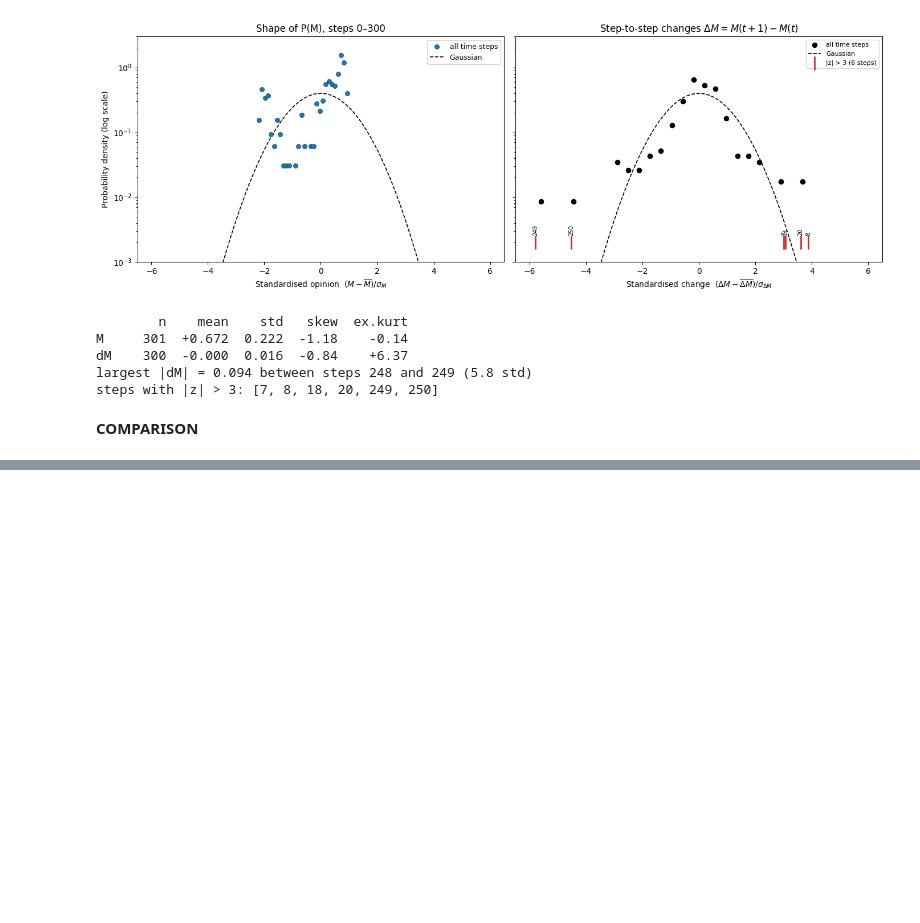
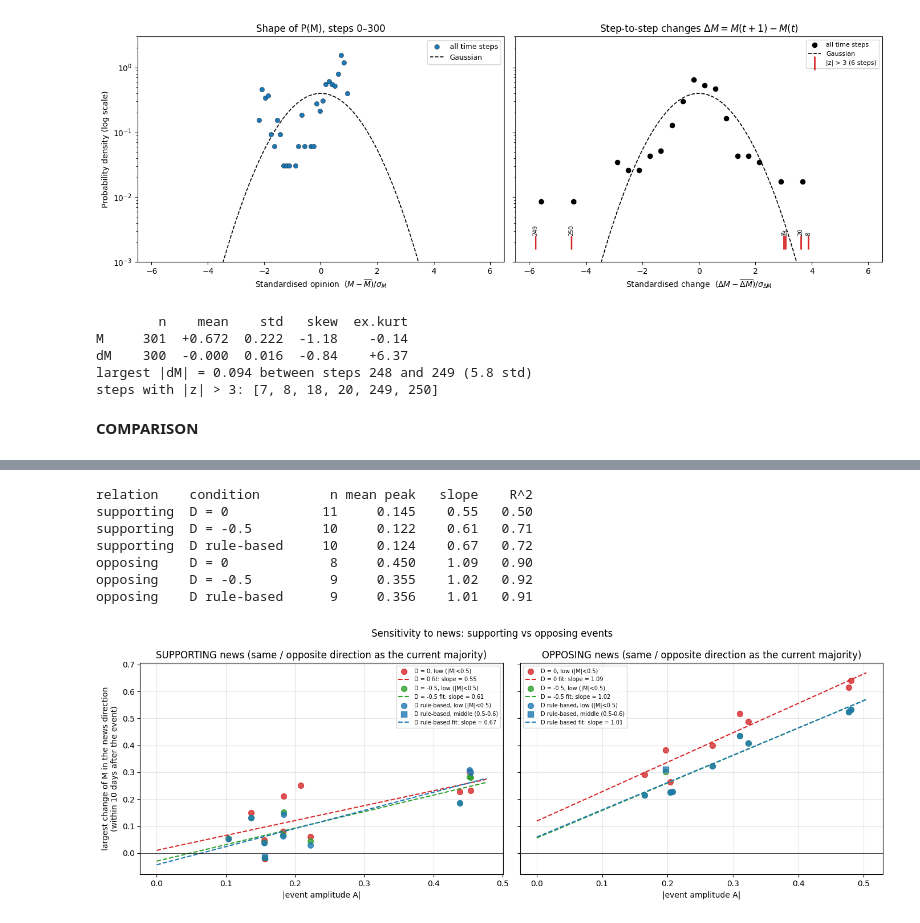
Before and after one commit to fadilaha/Ising-Model-on-Social-Opinion-Dynamic, a Jupyter notebook: Experiment_D_HeatBath_AB_BC_Residual.ipynb, the cells around one changed output, grey strips where cells are left out. Saved outputs shown, nothing was run; the diff lists cells and outputs as text; code cells hidden in the pictures; blank space fills up the shorter version.

```diff
--- a/Experiment_D_HeatBath_AB_BC_Residual.ipynb
+++ b/Experiment_D_HeatBath_AB_BC_Residual.ipynb
@@ -1080,0 +1175,60 @@ def band_of(m):
+# %%
+# ============================================================
+# STATISTICS CELL 1b: SENSITIVITY, supporting and opposing news in SEPARATE panels
+# x = |event amplitude A|
+# y = largest change of M in the direction of the news within `window` days after the event
+#     = max over tau of  sign(A) * ( M(t0 + tau) - M(t0) )
+# ============================================================
+window = 10          # days after the event in which the peak is searched (= event spacing / fade)
+band_markers = {'low (|M|<0.5)': 'o', 'middle (0.5-0.6)': 's', 'top (|M|>0.6)': '^'}
+
+# collect one point per (condition, event)
+pts = []
+for name in names:
+    M = np.asarray(R[name]['M'], dtype=float)
+    for day, A, fade in events:
+        t0 = int(day)
+        if t0 < 1 or t0 + window > len(M):
+            continue
+        s = np.sign(A)
+        peak = (s * (M[t0:t0 + window] - M[t0 - 1])).max()     # baseline = day before, window = ages 0..9
+        relation = 'supporting' if np.sign(M[t0]) == s else 'opposing'
+        pts.append(dict(condition=name, A=abs(A), peak=peak, band=band_of(M[t0]), relation=relation))
+
+fig, axes = plt.subplots(1, 2, figsize=(14, 5), sharey=True)
+print(f"{'relation':11s} {'condition':15s} {'n':>3s} {'mean peak':>9s} {'slope':>7s} {'R^2':>6s}")
+for ax, relation in zip(axes, ['supporting', 'opposing']):
+    for name in names:
+        sel = [p for p in pts if p['condition'] == name and p['relation'] == relation]
+        if not sel:
+            continue
+        for band, mk in band_markers.items():
+            sb = [p for p in sel if p['band'] == band]
+            if sb:
+                ax.scatter([p['A'] for p in sb], [p['peak'] for p in sb], marker=mk, s=50,
+                           color=colors.get(name), alpha=0.8, label=f'{name}, {band}')
+        a = np.array([p['A'] for p in sel]); y = np.array([p['peak'] for p in sel])
+        if len(sel) > 2:
+            slope, icpt = np.polyfit(a, y, 1)
+            r2 = np.corrcoef(a, y)[0, 1] ** 2
+            xs = np.linspace(0, a.max() * 1.05, 50)
+            ax.plot(xs, slope * xs + icpt, '--', color=colors.get(name), lw=1.5,
+                    label=f'{name} fit: slope = {slope:.2f}')
+        else:
+            slope, r2 = np.nan, np.nan
+        print(f"{relation:11s} {name:15s} {len(sel):3d} {y.mean():9.3f} {slope:7.2f} {r2:6.2f}")
+    ax.axhline(0, color='k', lw=0.5)
+    ax.set_title(f'{relation.upper()} news (same / opposite direction as the current majority)')
+    ax.set_xlabel('|event amplitude A|'); ax.grid(alpha=0.3); ax.legend(fontsize=7)
+axes[0].set_ylabel(f'largest change of M in the news direction\n(within {window} days after the event)')
+fig.suptitle('Sensitivity to news: supporting vs opposing events')
+plt.tight_layout(); plt.show()
+# %% [output]
+relation    condition         n mean peak   slope    R^2
+supporting  D = 0            11     0.145    0.55   0.50
+supporting  D = -0.5         10     0.122    0.61   0.71
+supporting  D rule-based     10     0.124    0.67   0.72
+opposing    D = 0             8     0.450    1.09   0.90
+opposing    D = -0.5          9     0.355    1.02   0.92
+opposing    D rule-based      9     0.356    1.01   0.91
+[figure, added]
```
Also changed, not shown: parts of 20 cells of this notebook.
